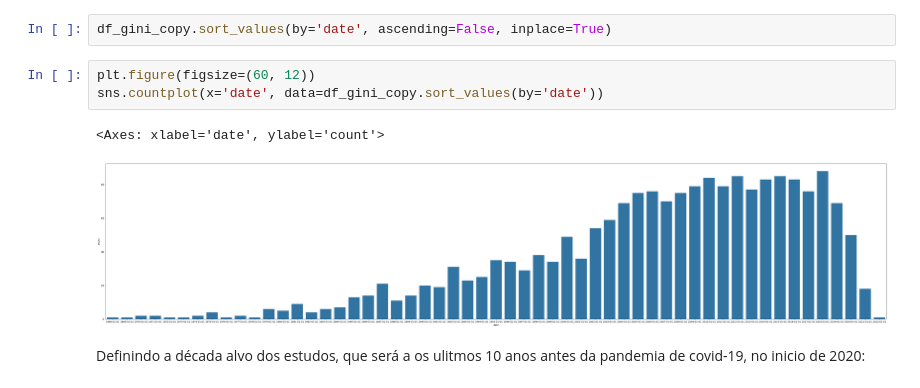
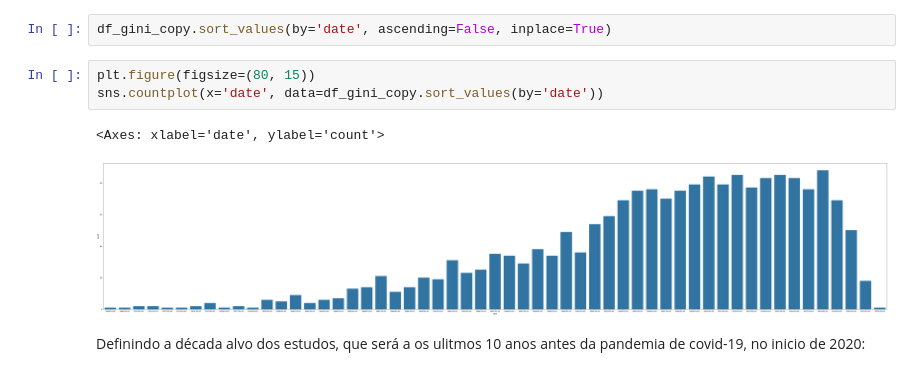
Before and after one commit to Simone-Barbosa/gini_index_analysis, a Jupyter notebook: gini_index.ipynb, the cells around one changed output. Cells and saved outputs as stored; diff of their text form.

```diff
--- a/gini_index.ipynb
+++ b/gini_index.ipynb
@@ -148,11 +150,11 @@ Verificando a distribuição da quantidade de países por ano em ordem crescente
 # %%
 df_gini_copy.sort_values(by='date', ascending=False, inplace=True)
 # %%
-plt.figure(figsize=(60, 12))
+plt.figure(figsize=(80, 15))
 sns.countplot(x='date', data=df_gini_copy.sort_values(by='date'))
 # %% [output]
 <Axes: xlabel='date', ylabel='count'>
-[figure, old version]
+[figure, new version]
 # %% [markdown]
 Definindo a década alvo dos estudos, que será a os ulitmos 10 anos antes da pandemia de covid-19, no inicio de 2020:
 # %%
```
Also changed, not shown: parts of 20 cells of this notebook.
